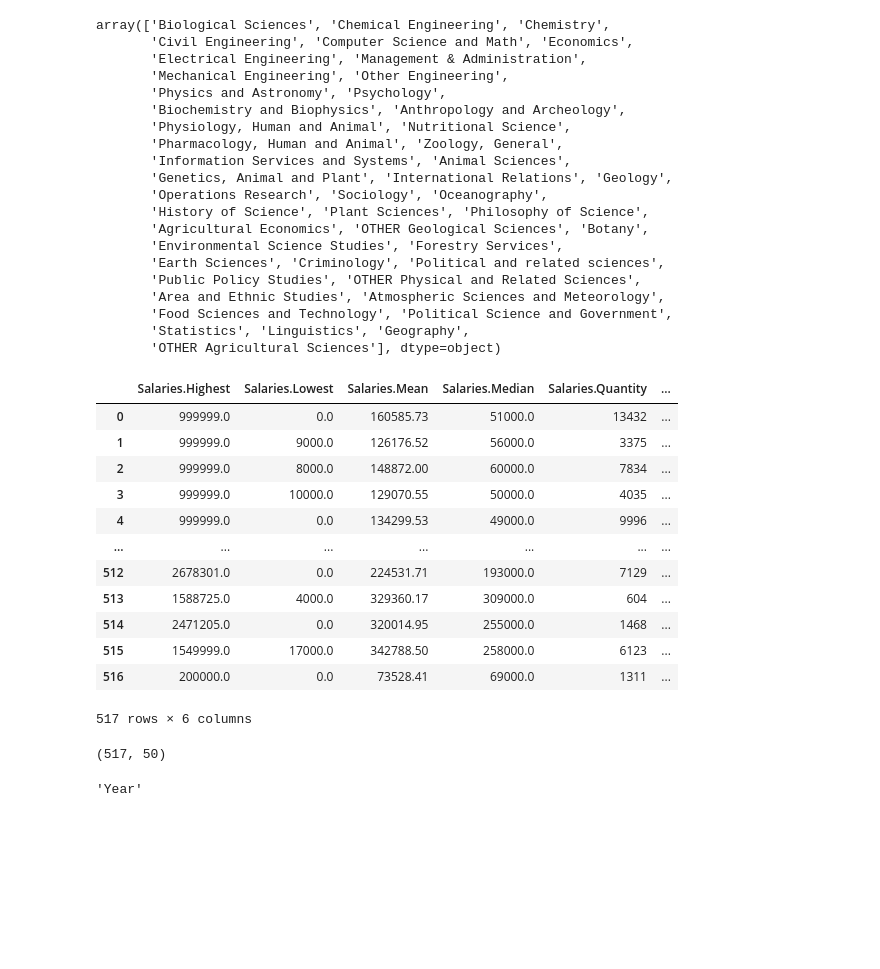
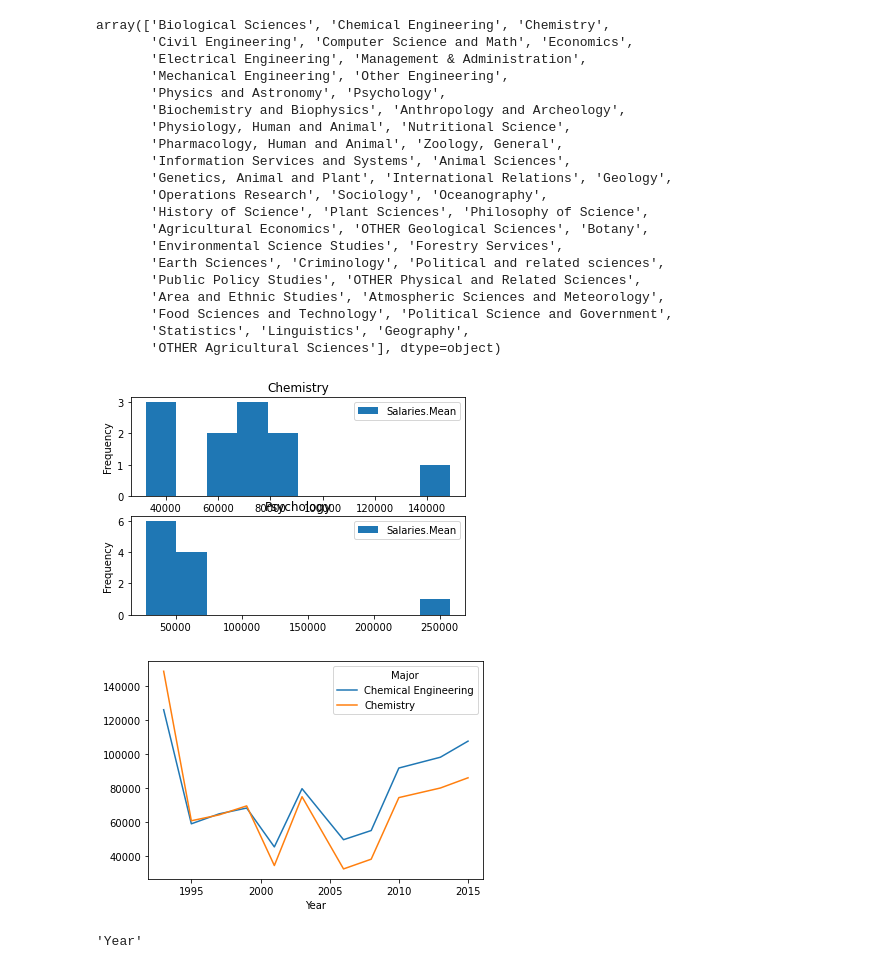
Before and after one commit to JohnsenClasses/info8000sp22, a Jupyter notebook: gradsalaries/graduates.ipynb, the cells around one changed output. Drawn from its saved outputs; the diff is of its cells as text; code cells hidden in the pictures; blank space fills up the shorter version.

```diff
--- a/gradsalaries/graduates.ipynb
+++ b/gradsalaries/graduates.ipynb
@@ -37,0 +42,3 @@ memory usage: 202.1+ KB
+# %%
+df = pd.read_csv("data/graduates.csv")
+df.info()
@@ -79,29 +104,31 @@ array(['Biological Sciences', 'Chemical Engineering', 'Chemistry',
        'Food Sciences and Technology', 'Political Science and Government',
        'Statistics', 'Linguistics', 'Geography',
        'OTHER Agricultural Sciences'], dtype=object)
-# %%
-df_salaries = df.filter(regex="^Sal").copy()
-df_salaries["Major"] = df["Education.Major"]
-df_salaries.head()
-df_salaries.groupby("Major").cumsum()
-# %% [output]
-|  | Salaries.Highest | Salaries.Lowest | Salaries.Mean | Salaries.Median | Salaries.Quantity | ... |
-| 0 | 999999.0 | 0.0 | 160585.73 | 51000.0 | 13432 | ... |
-| 1 | 999999.0 | 9000.0 | 126176.52 | 56000.0 | 3375 | ... |
-| 2 | 999999.0 | 8000.0 | 148872.00 | 60000.0 | 7834 | ... |
-| 3 | 999999.0 | 10000.0 | 129070.55 | 50000.0 | 4035 | ... |
-| 4 | 999999.0 | 0.0 | 134299.53 | 49000.0 | 9996 | ... |
-| ... | ... | ... | ... | ... | ... | ... |
-| 512 | 2678301.0 | 0.0 | 224531.71 | 193000.0 | 7129 | ... |
-| 513 | 1588725.0 | 4000.0 | 329360.17 | 309000.0 | 604 | ... |
-| 514 | 2471205.0 | 0.0 | 320014.95 | 255000.0 | 1468 | ... |
-| 515 | 1549999.0 | 17000.0 | 342788.50 | 258000.0 | 6123 | ... |
-| 516 | 200000.0 | 0.0 | 73528.41 | 69000.0 | 1311 | ... |
-517 rows × 6 columns
-# %%
-df.shape
-# %% [output]
-(517, 50)
+# %%
+df_salaries = df.filter(regex="^Sal").copy()
+df_salaries = pd.concat([df[["Year","Education.Major"]],
+                         df_salaries],axis=1)
+#df_salaries["Major"] = df["Education.Major"]
+df_salaries.rename(columns={"Education.Major":"Major"},inplace=True)
+df_salaries.drop("Salaries.Highest",axis=1,inplace=True)
+df_salaries.head()
+plots = df_salaries[(df_salaries.Major == "Chemistry")
+                | (df_salaries.Major =="Psychology")].plot.hist(column="Salaries.Mean",by="Major")
+plots[0].get_figure().set_facecolor("white")
+plots[1].get_figure().set_facecolor("white")
+#df_salaries.groupby("Major").mean().shape
+# %% [output]
+[figure, added]
+# %%
+df_salaries.head()
+temp= df_salaries.query('Major == "Chemistry" or Major == "Chemical Engineering"')
+temp = temp.sort_values("Year")[["Year","Major","Salaries.Mean"]]
+temp = temp.pivot(index="Year",columns="Major",values="Salaries.Mean")
+temp.plot().get_figure().set_facecolor("white")
+#temp.set_index("Year",inplace=True)
+#temp.plot().get_figure().set_facecolor("white")
+# %% [output]
+[figure, added]
 # %%
 df.columns[0]
 # %% [output]
```
Also changed, not shown: parts of 5 cells of this notebook.
